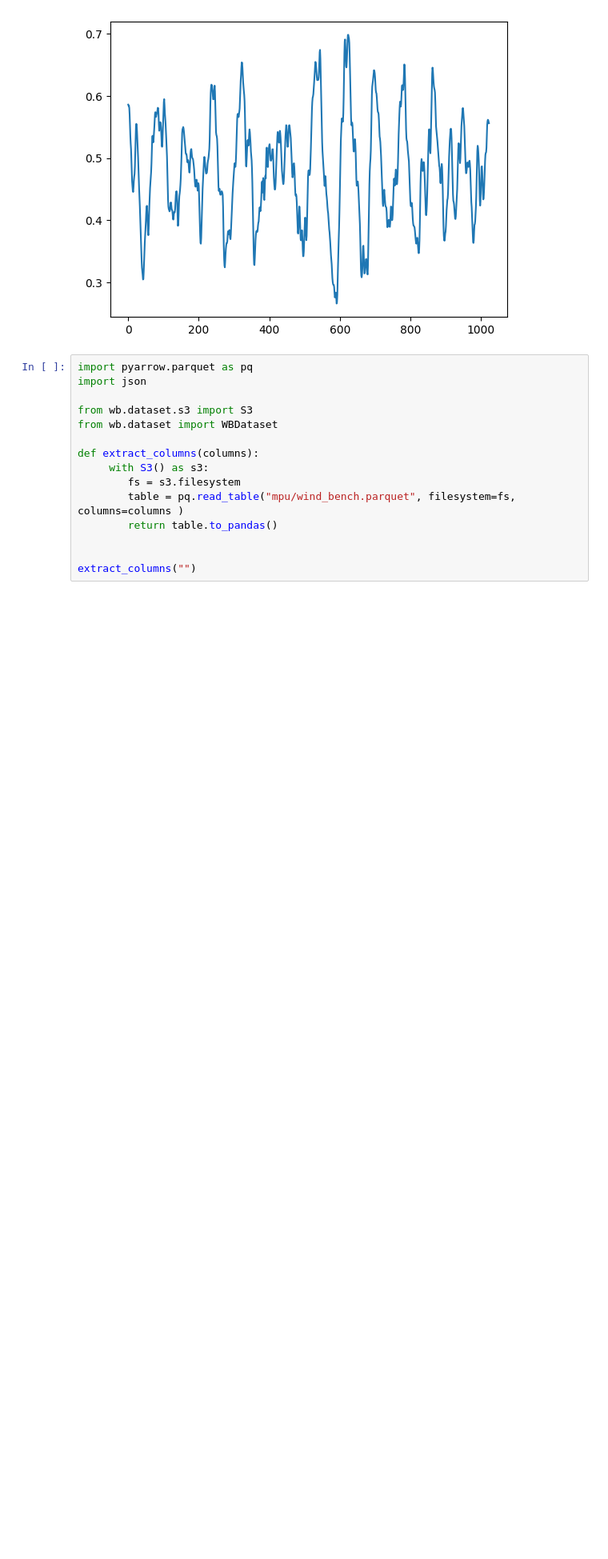
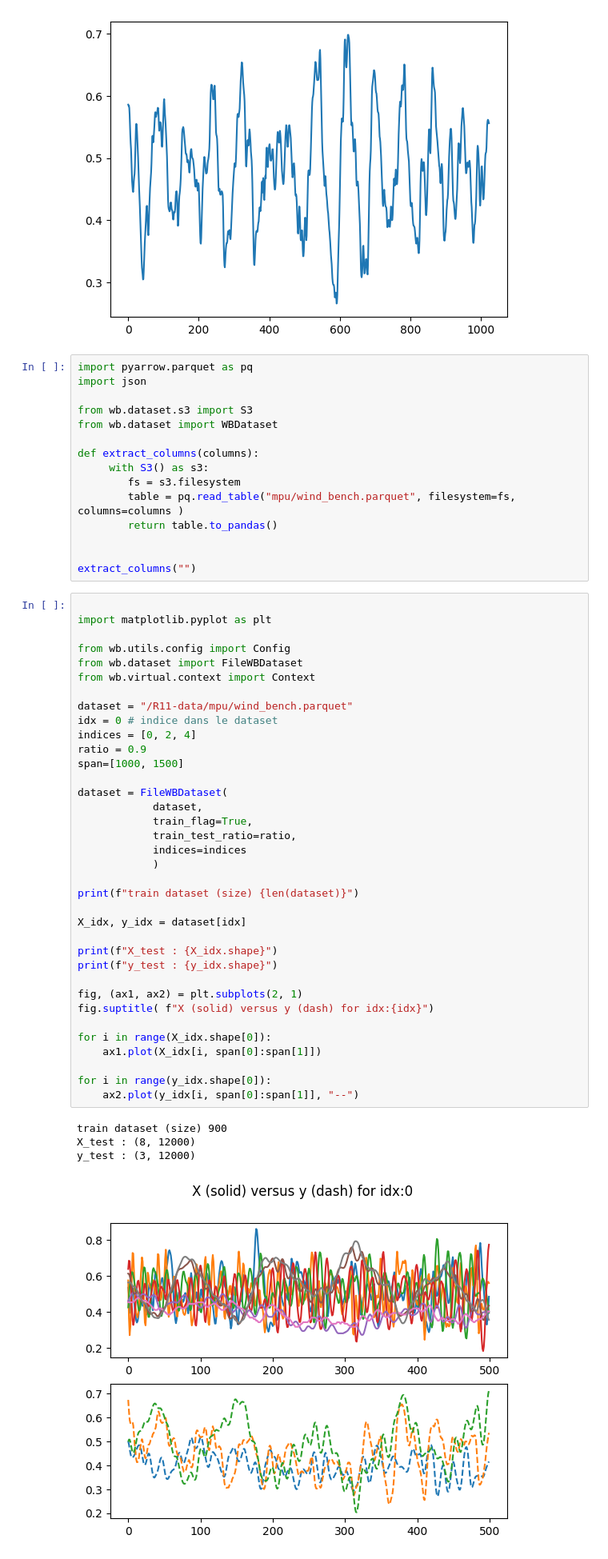
Before and after one commit to zwergon/wind_bench, a Jupyter notebook: notebooks/use_data.ipynb, the cells around one changed output. Shown at 80% size. Saved outputs shown, nothing was run; the diff lists cells and outputs as text; blank space fills up the shorter version.

```diff
--- a/notebooks/use_data.ipynb
+++ b/notebooks/use_data.ipynb
@@ -58,3 +58,44 @@ def extract_columns(columns):
 
 
 extract_columns("")
+# %%
+
+import matplotlib.pyplot as plt
+
+from wb.utils.config import Config
+from wb.dataset import FileWBDataset
+from wb.virtual.context import Context
+
+dataset = "/R11-data/mpu/wind_bench.parquet"
+idx = 0 # indice dans le dataset
+indices = [0, 2, 4]
+ratio = 0.9
+span=[1000, 1500]
+
+dataset = FileWBDataset(
+            dataset,
+            train_flag=True,
+            train_test_ratio=ratio,
+            indices=indices
+            )
+
+print(f"train dataset (size) {len(dataset)}")
+
+X_idx, y_idx = dataset[idx]
+
+print(f"X_test : {X_idx.shape}")
+print(f"y_test : {y_idx.shape}")
+
+fig, (ax1, ax2) = plt.subplots(2, 1)
+fig.suptitle( f"X (solid) versus y (dash) for idx:{idx}")
+
+for i in range(X_idx.shape[0]):
+    ax1.plot(X_idx[i, span[0]:span[1]])
+
+for i in range(y_idx.shape[0]):
+    ax2.plot(y_idx[i, span[0]:span[1]], "--")
+# %% [output]
+train dataset (size) 900
+X_test : (8, 12000)
+y_test : (3, 12000)
+[figure, added]
```
Also changed, not shown: 8 other files.
